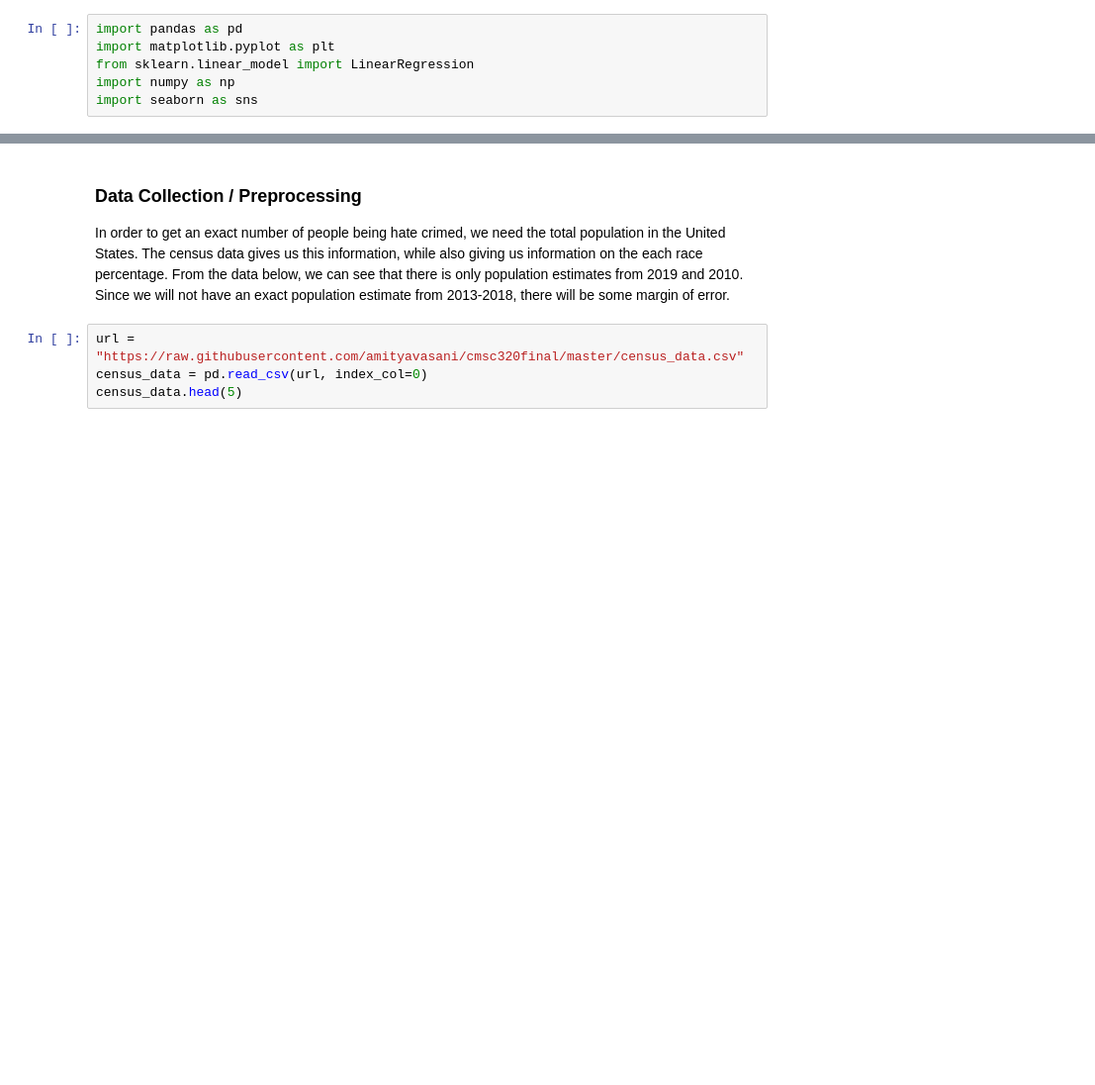
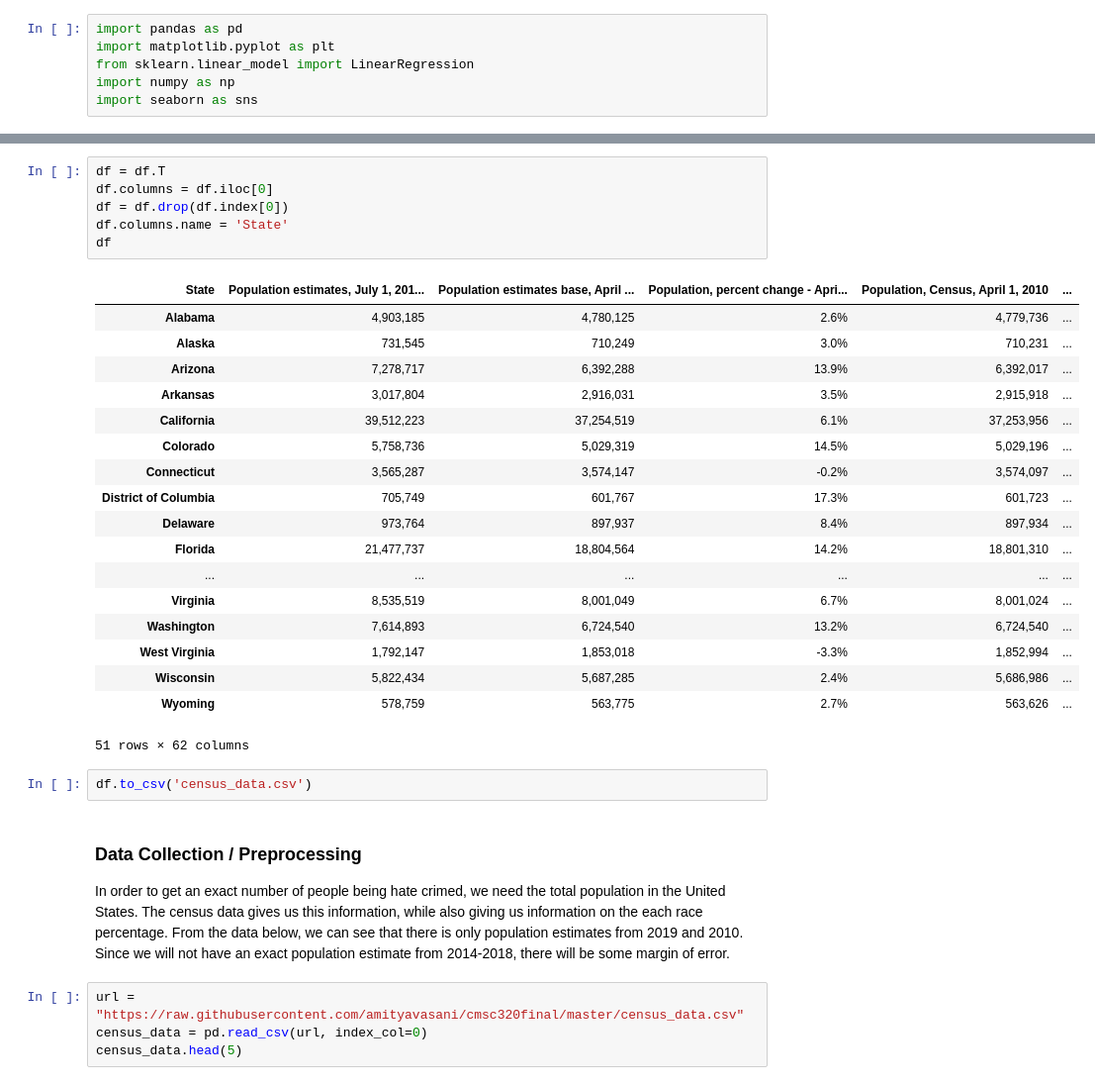
Before and after one commit to amityavasani/cmsc320final, a Jupyter notebook: cmsc320_finalproject.ipynb, the cells around one changed output, grey strips where cells are left out. Shown: that part at 99% size. Cells and saved outputs as stored; diff of their text form; blank space fills up the shorter version.

```diff
--- a/cmsc320_finalproject.ipynb
+++ b/cmsc320_finalproject.ipynb
@@ -11,7 +73,34 @@ import seaborn as sns
+# %%
+df = df.T
+df.columns = df.iloc[0]
+df = df.drop(df.index[0])
+df.columns.name = 'State'
+df
+# %% [output]
+| State | Population estimates, July 1, 201... | Population estimates base, April ... | Population, percent change - Apri... | Population, Census, April 1, 2010 | ... |
+| Alabama | 4,903,185 | 4,780,125 | 2.6% | 4,779,736 | ... |
+| Alaska | 731,545 | 710,249 | 3.0% | 710,231 | ... |
+| Arizona | 7,278,717 | 6,392,288 | 13.9% | 6,392,017 | ... |
+| Arkansas | 3,017,804 | 2,916,031 | 3.5% | 2,915,918 | ... |
+| California | 39,512,223 | 37,254,519 | 6.1% | 37,253,956 | ... |
+| Colorado | 5,758,736 | 5,029,319 | 14.5% | 5,029,196 | ... |
+| Connecticut | 3,565,287 | 3,574,147 | -0.2% | 3,574,097 | ... |
+| District of Columbia | 705,749 | 601,767 | 17.3% | 601,723 | ... |
+| Delaware | 973,764 | 897,937 | 8.4% | 897,934 | ... |
+| Florida | 21,477,737 | 18,804,564 | 14.2% | 18,801,310 | ... |
+| ... | ... | ... | ... | ... | ... |
+| Virginia | 8,535,519 | 8,001,049 | 6.7% | 8,001,024 | ... |
+| Washington | 7,614,893 | 6,724,540 | 13.2% | 6,724,540 | ... |
+| West Virginia | 1,792,147 | 1,853,018 | -3.3% | 1,852,994 | ... |
+| Wisconsin | 5,822,434 | 5,687,285 | 2.4% | 5,686,986 | ... |
+| Wyoming | 578,759 | 563,775 | 2.7% | 563,626 | ... |
+51 rows × 62 columns
+# %%
+df.to_csv('census_data.csv')
 # %% [markdown]
 ### Data Collection / Preprocessing
 
-In order to get an exact number of people being hate crimed, we need the total population in the United States. The census data gives us this information, while also giving us information on the each race percentage. From the data below, we can see that there is only population estimates from 2019 and 2010. Since we will not have an exact population estimate from 2013-2018, there will be some margin of error.
+In order to get an exact number of people being hate crimed, we need the total population in the United States. The census data gives us this information, while also giving us information on the each race percentage. From the data below, we can see that there is only population estimates from 2019 and 2010. Since we will not have an exact population estimate from 2014-2018, there will be some margin of error.
 # %%
 url = "https://raw.githubusercontent.com/amityavasani/cmsc320final/master/census_data.csv"
 census_data = pd.read_csv(url, index_col=0)
```
Also changed, not shown: parts of 4 cells of this notebook.
